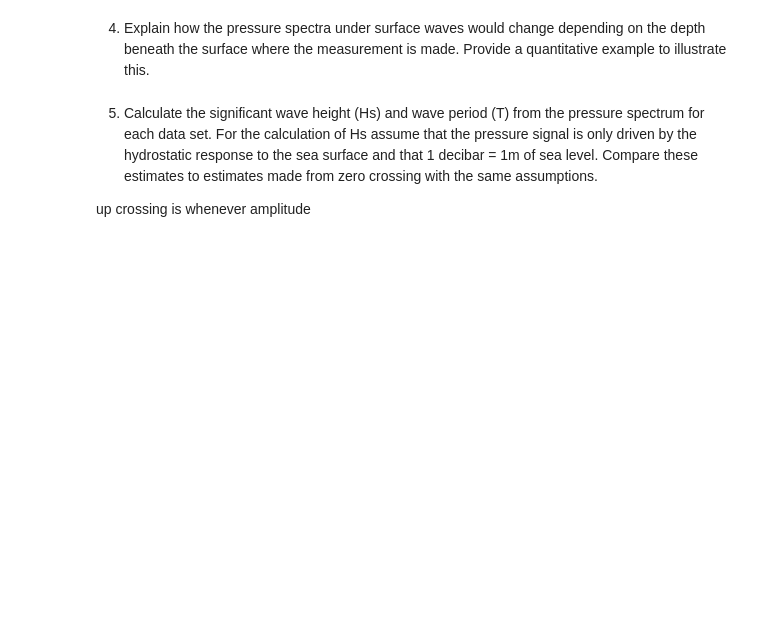
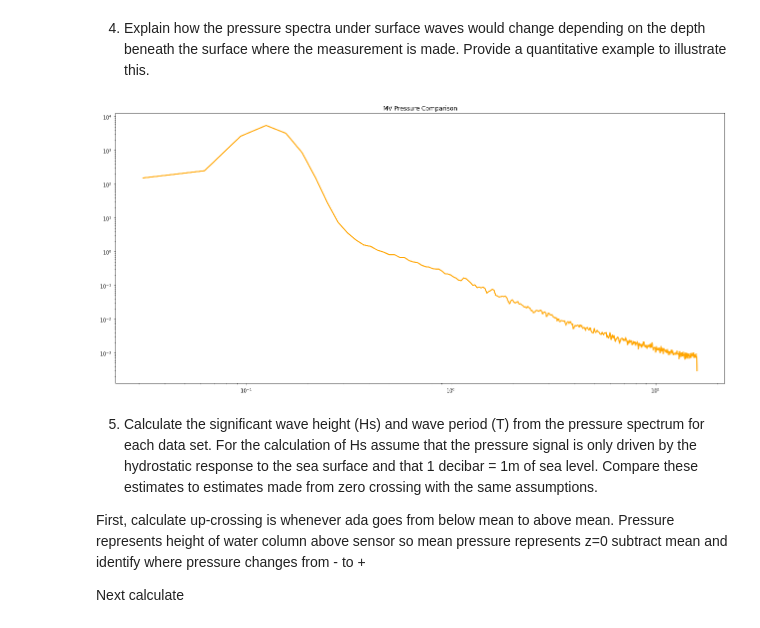
Before and after one commit to Wzesk/waves, a Jupyter notebook: wave_hw/wave _spectrum/wave_spectrum.ipynb, the cells around one changed output. Cells and saved outputs as stored; diff of their text form; code cells hidden in the pictures; blank space fills up the shorter version.

```diff
--- a/wave_hw/wave _spectrum/wave_spectrum.ipynb
+++ b/wave_hw/wave _spectrum/wave_spectrum.ipynb
@@ -148,7 +149,29 @@ plt.show()
 # %% [markdown]
 4. 	Explain how the pressure spectra under surface waves would change depending on the depth beneath the surface where the measurement is made.  Provide a quantitative example to illustrate this.
+# %%
+depths=[-2,-4,-6,-8] # depths to calculate pressure from U velocity with MV data
+
+fig, (ax0) = plt.subplots(1,figsize=(22, 10))
+i=0
+plots = fig.get_axes()
+#dn,P,u,v,w
+for depth in depths:
+    wf, pp_MV_Pxx_W = signal.welch(MV_data[2], 32, nperseg=1024)
+    for i in range(len(pp_MV_Pxx_W)):
+        pp_MV_Pxx_W[i] = wm.uu_to_pp(pp_MV_Pxx_W[i],wf[i],16,depth)
+    plots[0].loglog(wf, pp_MV_Pxx_W,color="orange",label="calculated MV pressure")
+
+plots[0].set_title('MV Pressure Comparison')
+
+plt.show()
+# %% [output]
+[figure, added]
 # %% [markdown]
 5.	Calculate the significant wave height (Hs) and wave period (T) from the pressure spectrum for each data set.  For the calculation of Hs assume that the pressure signal is only driven by the hydrostatic response to the sea surface and that 1 decibar = 1m of sea level.  Compare these estimates to estimates made from zero crossing with the same assumptions.
 
-up crossing is whenever amplitude
+First, calculate up-crossing is whenever ada goes from below mean to above mean.
+Pressure represents height of water column above sensor so mean pressure represents z=0
+subtract mean and identify where pressure changes from - to +
+
+Next calculate
 # %%
```
Also changed, not shown: parts of 11 cells of this notebook, 2 other files.
